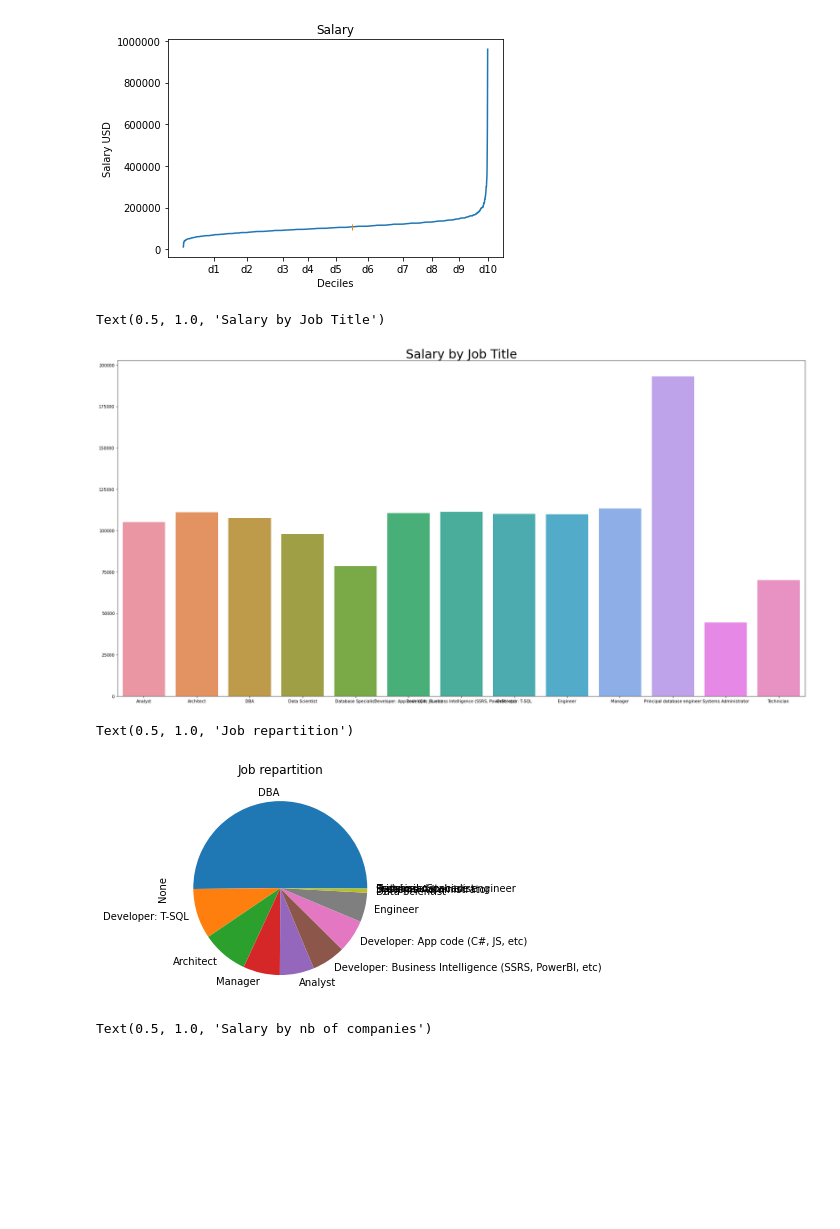
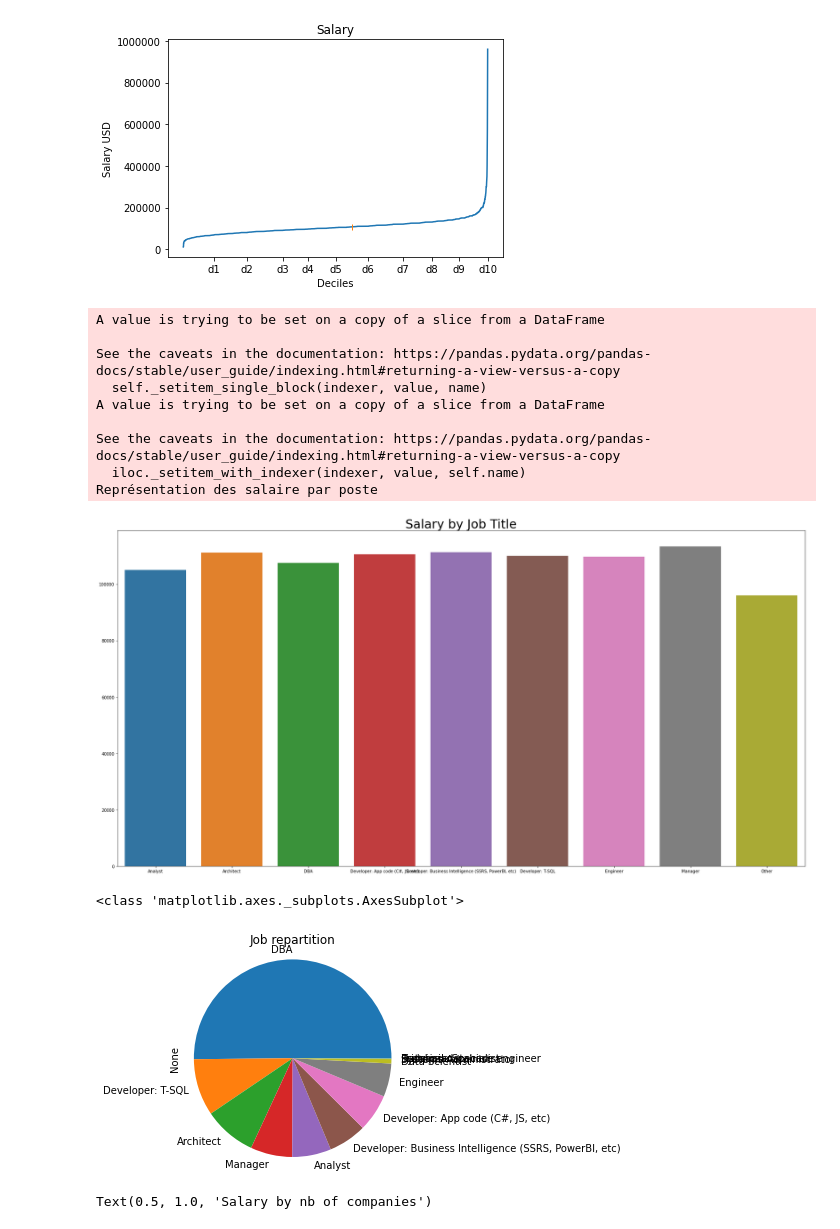
Before and after one commit to MistSF/American-Dream, a Jupyter notebook: notebook/career_visualisation.ipynb, the cells around one changed output. Cells and saved outputs as stored; diff of their text form; code cells hidden in the pictures; blank space fills up the shorter version.

```diff
--- a/notebook/career_visualisation.ipynb
+++ b/notebook/career_visualisation.ipynb
@@ -39,27 +40,50 @@ print(salaryMean)
 # %%
 # Salary by job title
 salaryJobs = data[["SalaryUSD", "JobTitle"]]
+countJT = salaryJobs.value_counts("JobTitle")
+
+# Remplace tout les postes avec moins de 100 représentation par Other
+
+OtherList = []
+for x  in countJT.keys() :
+    if countJT[x] < 100 :
+        OtherList.append(x)
+salaryJobs.JobTitle.loc[salaryJobs.JobTitle.isin(OtherList)] = "Other"
+
+# Réunis les métiers par JobTitle et calcule la moyenne de salaire
+
 groupSJ = salaryJobs.groupby("JobTitle")
-countJT = salaryJobs.value_counts("JobTitle")
 salaryMeanByJobs = {}
 for x in groupSJ :
     salaryMeanByJobs[x[0]] = x[1].SalaryUSD.mean()
 
 keys = list(salaryMeanByJobs.keys())
 values = list(salaryMeanByJobs.values())
 salaryJobPlot = sns.barplot(x=keys, y=values)
 salaryJobPlot.figure.set_size_inches(30,15)
 salaryJobPlot.set_title("Salary by Job Title", fontsize=30)
+
+print("Représentation des salaire par poste")
 # %% [output]
-Text(0.5, 1.0, 'Salary by Job Title')
+A value is trying to be set on a copy of a slice from a DataFrame
+
+See the caveats in the documentation: https://pandas.pydata.org/pandas-docs/stable/user_guide/indexing.html#returning-a-view-versus-a-copy
+  self._setitem_single_block(indexer, value, name)
+A value is trying to be set on a copy of a slice from a DataFrame
+
+See the caveats in the documentation: https://pandas.pydata.org/pandas-docs/stable/user_guide/indexing.html#returning-a-view-versus-a-copy
+  iloc._setitem_with_indexer(indexer, value, self.name)
+Représentation des salaire par poste
-[figure, old version]
+[figure, new version]
 # %%
 # Job repartition
 jobPart = countJT.plot(kind="pie")
 jobPart.set_title("Job repartition")
+jobPart.autoscale()
+print(type(jobPart))
 # %% [output]
-Text(0.5, 1.0, 'Job repartition')
+<class 'matplotlib.axes._subplots.AxesSubplot'>
-[figure, old version]
+[figure, new version]
 # %%
 # Salary by nb of companies
 slrbynbcomp = data[["SalaryUSD", "HowManyCompanies"]]
```
Also changed, not shown: parts of 1 cell of this notebook, 2 other files.
